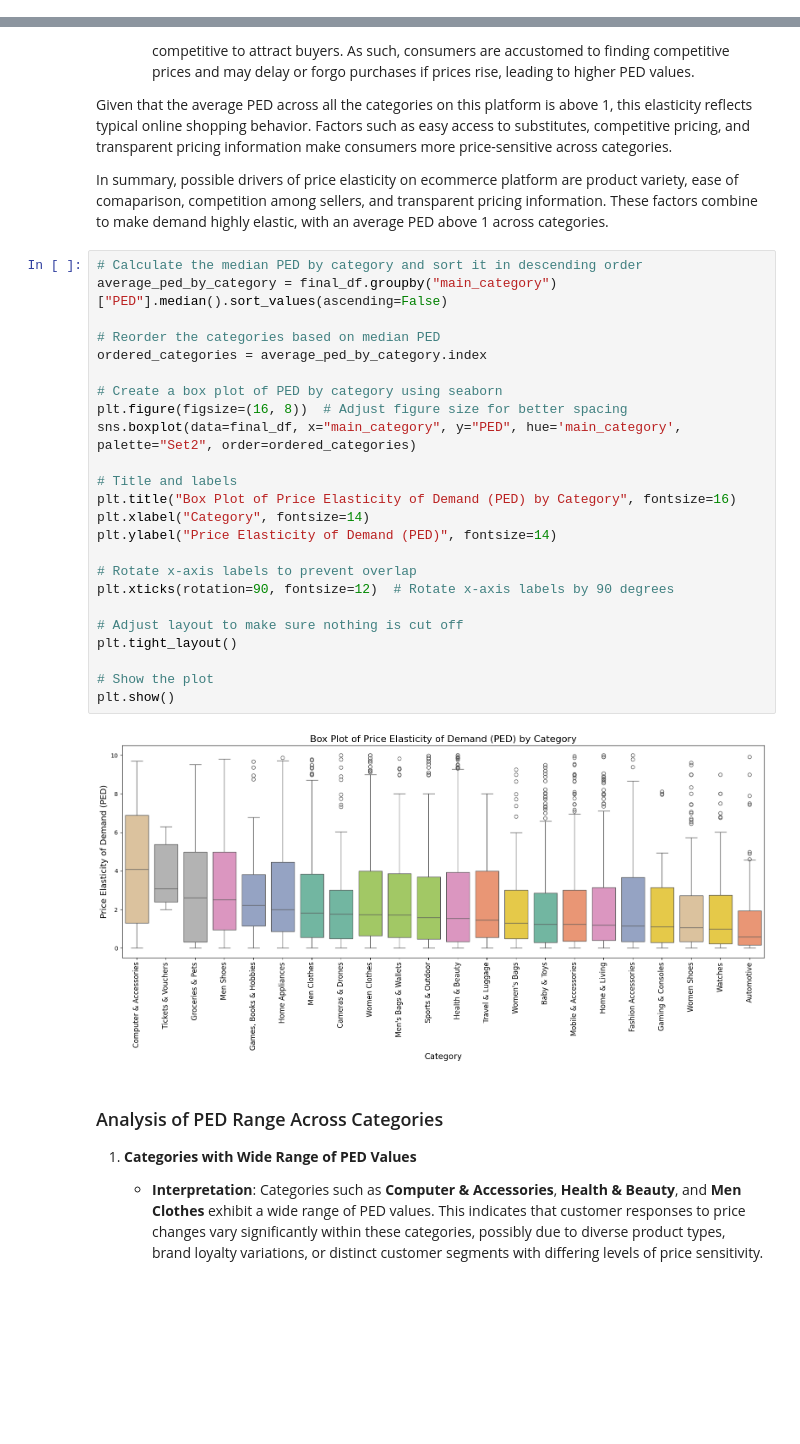
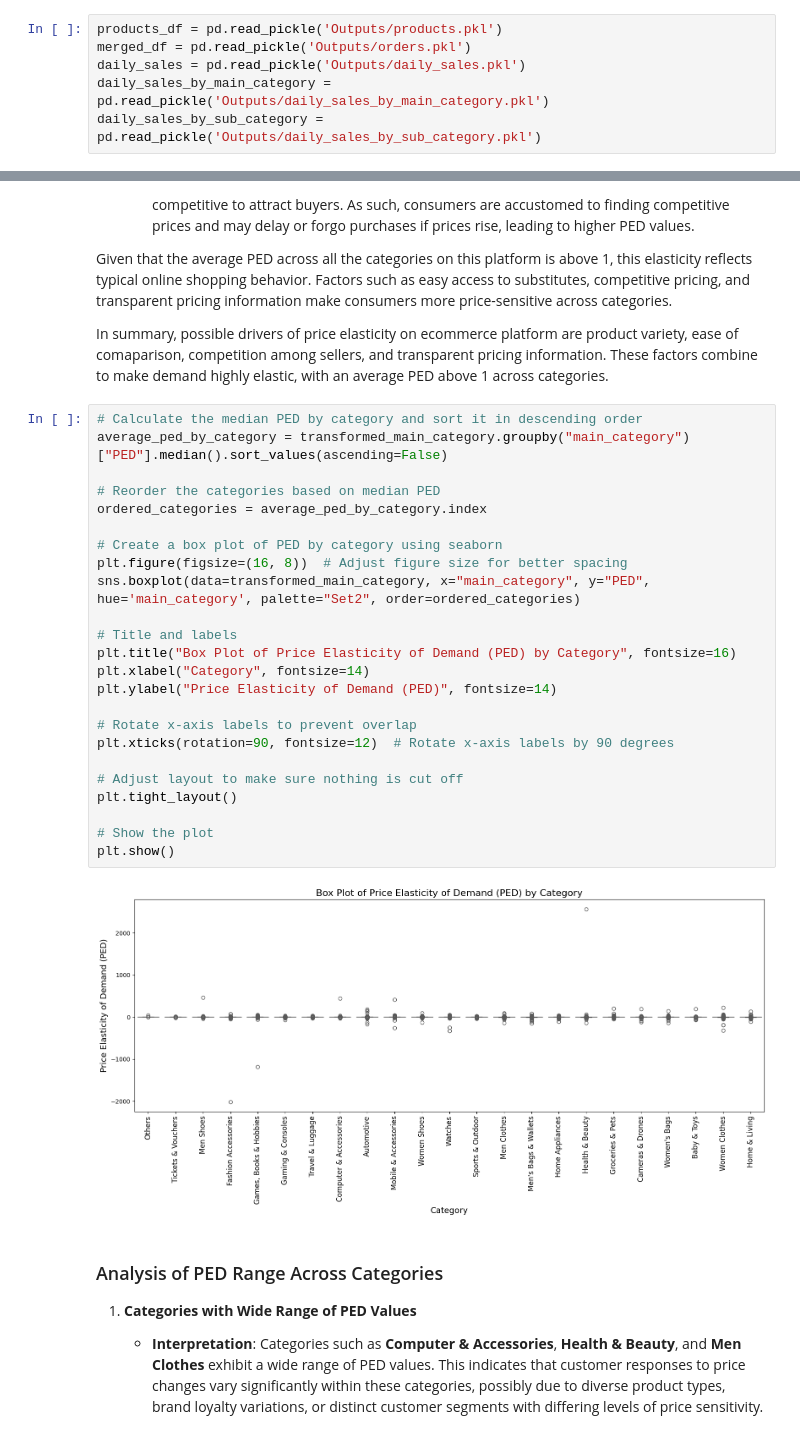
Before and after one commit to 7-teens/7-teens-DSA3101-2410-Project, a Jupyter notebook: Subgroup B/Question 2 PED and dynamic pricing.ipynb, the cells around one changed output, grey strips where cells are left out. Cells and saved outputs as stored; diff of their text form; blank space fills up the shorter version.

```diff
--- a/Subgroup B/Question 2 PED and dynamic pricing.ipynb
+++ b/Subgroup B/Question 2 PED and dynamic pricing.ipynb
@@ -15,3 +12,9 @@ orders_df = pd.read_csv('..\Cleaned_Datasets\orders.csv')
+# %%
+products_df = pd.read_pickle('Outputs/products.pkl')
+merged_df = pd.read_pickle('Outputs/orders.pkl')
+daily_sales = pd.read_pickle('Outputs/daily_sales.pkl')
+daily_sales_by_main_category = pd.read_pickle('Outputs/daily_sales_by_main_category.pkl')
+daily_sales_by_sub_category = pd.read_pickle('Outputs/daily_sales_by_sub_category.pkl')
 # %% [markdown]
 #### **Data Preperation**
 # %%
@@ -186,30 +547,30 @@ Given that the average PED across all the categories on this platform is above 1
 In summary, possible drivers of price elasticity on ecommerce platform are product variety, ease of comaparison, competition among sellers, and transparent pricing information. These factors combine to make demand highly elastic, with an average PED above 1 across categories.
 # %%
 # Calculate the median PED by category and sort it in descending order
-average_ped_by_category = final_df.groupby("main_category")["PED"].median().sort_values(ascending=False)
+average_ped_by_category = transformed_main_category.groupby("main_category")["PED"].median().sort_values(ascending=False)
 
 # Reorder the categories based on median PED
 ordered_categories = average_ped_by_category.index
 
 # Create a box plot of PED by category using seaborn
 plt.figure(figsize=(16, 8))  # Adjust figure size for better spacing
-sns.boxplot(data=final_df, x="main_category", y="PED", hue='main_category', palette="Set2", order=ordered_categories)
+sns.boxplot(data=transformed_main_category, x="main_category", y="PED", hue='main_category', palette="Set2", order=ordered_categories)
 
 # Title and labels
 plt.title("Box Plot of Price Elasticity of Demand (PED) by Category", fontsize=16)
 plt.xlabel("Category", fontsize=14)
 plt.ylabel("Price Elasticity of Demand (PED)", fontsize=14)
 
 # Rotate x-axis labels to prevent overlap
 plt.xticks(rotation=90, fontsize=12)  # Rotate x-axis labels by 90 degrees
 
 # Adjust layout to make sure nothing is cut off
 plt.tight_layout()
 
 # Show the plot
 plt.show()
 # %% [output]
-[figure, old version]
+[figure, new version]
 # %% [markdown]
 ### Analysis of PED Range Across Categories
 
```
Also changed, not shown: parts of 20 cells of this notebook, 10 other files.
